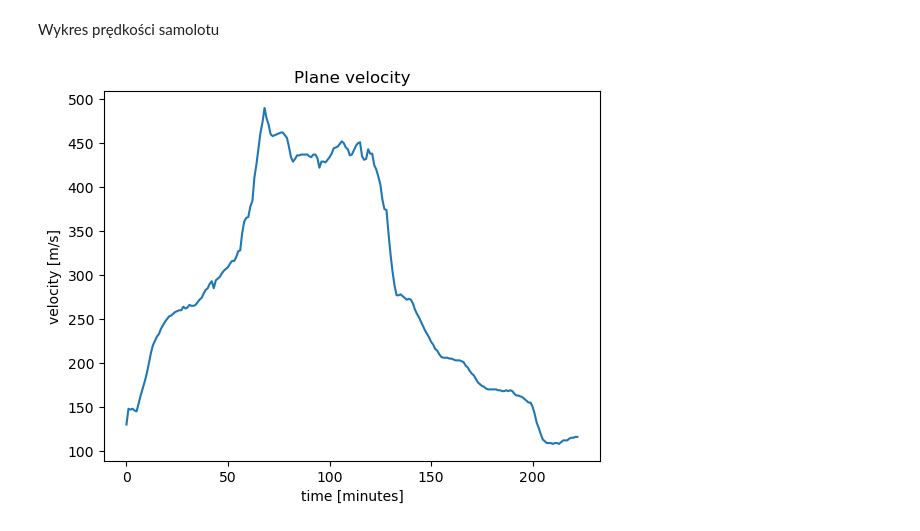
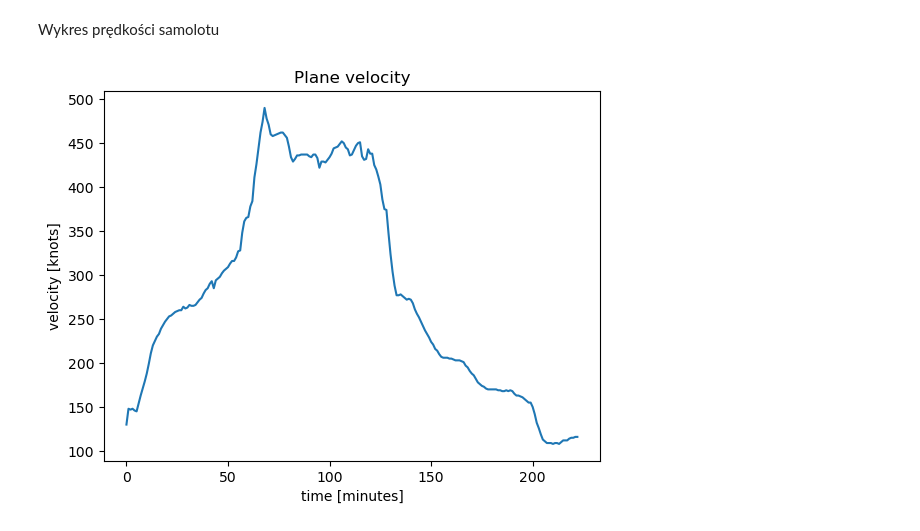
Before and after one commit to radekaadek/WZGW, a Jupyter notebook: 2/sprawozdanie2.ipynb, the cells around one changed output. Saved outputs shown, nothing was run; the diff lists cells and outputs as text; code cells hidden in the pictures.

```diff
--- a/2/sprawozdanie2.ipynb
+++ b/2/sprawozdanie2.ipynb
@@ -161,7 +161,7 @@ import matplotlib.pyplot as plt
 import folium
 import os
 
-m = folium.Map(location=[52.1657, 20.9671], zoom_start=6)
+m = folium.Map(location=[52.1657, 20.9671], zoom_start=5)
 
 # for lot in the folder loty
 dane = read_flightradar(f"lot2.csv")
@@ -178,21 +178,25 @@ R = Rneu(np.deg2rad(flh_lotnisko[0]), np.deg2rad(flh_lotnisko[1]))
 
 last_coords = [dane[0,7], dane[0,8]]
 velocities = []
+azimuths = []
+odleglosci = []
 
 for i, (fi, lam, h) in enumerate(flh):
     xyz = blh2xyz(np.deg2rad(fi), np.deg2rad(lam), h)
     xsl = xyz - xyz_lotnisko
     neu = R.T.dot(xsl)
     Az = np.rad2deg(np.arctan2(neu[1],neu[0]))
-    s = np.sqrt(neu[0]**2 + neu[1]**2 + neu[2]**2)
+    azimuths.append(Az)
+    s = np.sqrt(neu[0]**2 + neu[1]**2 + neu[2]**2) / 1000
+    odleglosci.append(s)
     z = 90 - np.rad2deg(np.arcsin(neu[2]/s))
 
     lat = dane[i,7]
     lon = dane[i,8]
 
     # calculate plane visibility on the horizon
-    if z > 90:
-        color = 'blue'
+    if neu[2] < 0:
+        color = 'green'
     else:
         color = 'red'
 
@@ -211,9 +215,10 @@ Wykres prędkości samolotu
 # %%
 # create a velocity plot
 plt.plot(velocities)
 plt.xlabel('time [minutes]')
-plt.ylabel('velocity [m/s]')
+# w wezlach
+plt.ylabel('velocity [knots]')
 plt.title('Plane velocity')
 plt.show()
 # %% [output]
-[figure, old version]
+[figure, new version]
```
Also changed, not shown: parts of 1 cell of this notebook.
